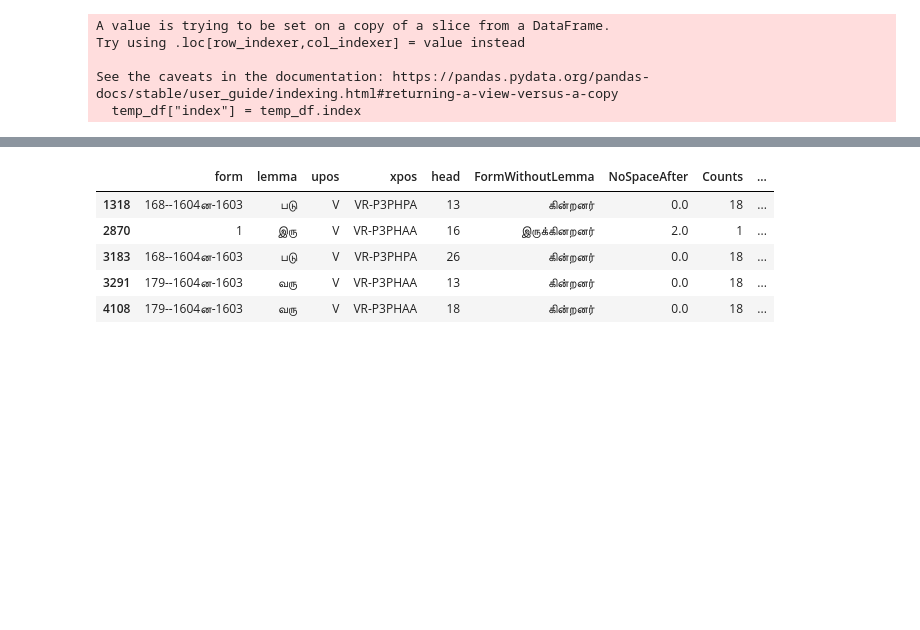
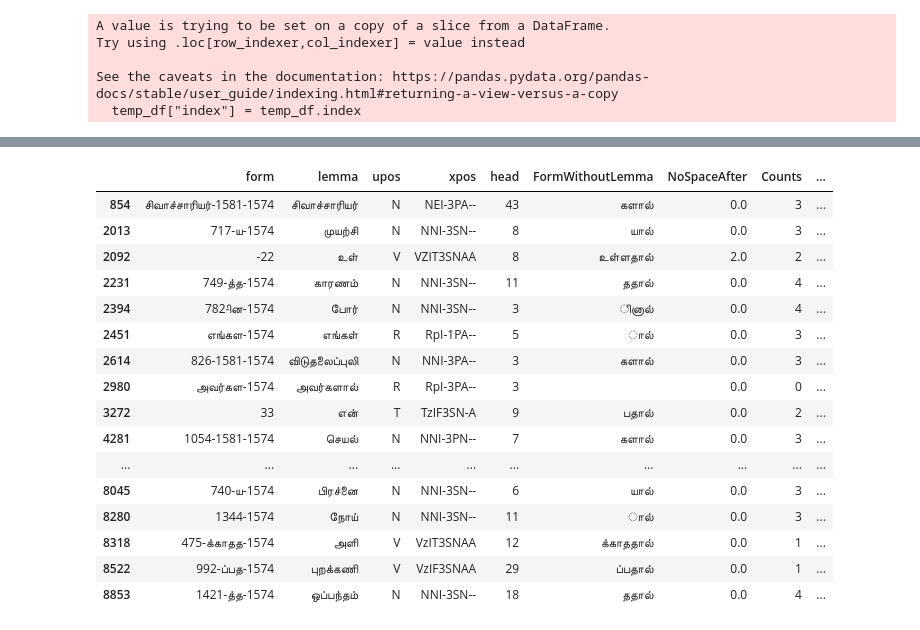
Before and after one commit to Kee2u/Deciphering_the_Indus_Valley_Script, a Jupyter notebook: convertmorphemes.ipynb, the cells around one changed output, grey strips where cells are left out. Cells and saved outputs as stored; diff of their text form; code cells hidden in the pictures; blank space fills up the shorter version.

```diff
--- a/convertmorphemes.ipynb
+++ b/convertmorphemes.ipynb
@@ -64,17 +64 @@ tamildatalemma[1555:1570]
 | 1569 | யாரும் | யார் | R | RBN-3SA-- | 3 | ும் | 0.0 | 16 | ... |
-# %%
-tamildata = pd.read_sql_table('complete_tamil', con=engine)
-tamildata["form"] = tamildata["form"].str.replace('--', '-')
-for index, row in tamildata.iterrows():
-    form = row["form"]
-    formlist = [ch for ch in form]
-    lemma = row["lemma"]
-    upos = row["upos"]
-    lemmalist = [ch for ch in lemma]
-    if lemmalist[0] != formlist[0]:
-        a = form
-        b = lemma
-        #c = a.str.replace(b,'@')
-        print(index)
-        print (a)
-        print (b)
@@ -327,3 +380,6 @@ See the caveats in the documentation: https://pandas.pydata.org/pandas-docs/stab
   temp_df["index"] = temp_df.index
 # %%
 tamildatalemma["form"] = tamildatalemma["form"].str.replace('--', '-')
+# %%
+#Fixing edge case first letter of lemma not same as first letter of word
+tamildatalemma.loc[3901, "form"] = '339-1583-1582'
@@ -330,15 +404,26 @@ tamildatalemma["form"] = tamildatalemma["form"].str.replace('--', '-')
 # %%
 #Checking if morpheme conversion is good.
-re = '(V..P3PH.)'
+re = '(..I......)'
 NAS_df = tamildatalemma[tamildatalemma['xpos'].str.contains(rf'{re}')]
-NAS_df.head()
+NAS_df
 # %% [output]
 |  | form | lemma | upos | xpos | head | FormWithoutLemma | NoSpaceAfter | Counts | ... |
-| 1318 | 168--1604ன-1603 | படு | V | VR-P3PHPA | 13 | கின்றனர் | 0.0 | 18 | ... |
-| 2870 | 1 | இரு | V | VR-P3PHAA | 16 | இருக்கினறனர் | 2.0 | 1 | ... |
-| 3183 | 168--1604ன-1603 | படு | V | VR-P3PHPA | 26 | கின்றனர் | 0.0 | 18 | ... |
-| 3291 | 179--1604ன-1603 | வரு | V | VR-P3PHAA | 13 | கின்றனர் | 0.0 | 18 | ... |
-| 4108 | 179--1604ன-1603 | வரு | V | VR-P3PHAA | 18 | கின்றனர் | 0.0 | 18 | ... |
+| 854 | சிவாச்சாரியர்-1581-1574 | சிவாச்சாரியர் | N | NEI-3PA-- | 43 | களால் | 0.0 | 3 | ... |
+| 2013 | 717-ய-1574 | முயற்சி | N | NNI-3SN-- | 8 | யால் | 0.0 | 3 | ... |
+| 2092 | -22 | உள் | V | VZIT3SNAA | 8 | உள்ளதால் | 2.0 | 2 | ... |
+| 2231 | 749-த்த-1574 | காரணம் | N | NNI-3SN-- | 11 | ததால் | 0.0 | 4 | ... |
+| 2394 | 782-ின-1574 | போர் | N | NNI-3SN-- | 3 | ினால் | 0.0 | 4 | ... |
+| 2451 | எங்கள-1574 | எங்கள் | R | RpI-1PA-- | 5 | ால் | 0.0 | 3 | ... |
+| 2614 | 826-1581-1574 | விடுதலைப்புலி | N | NNI-3PA-- | 3 | களால் | 0.0 | 3 | ... |
+| 2980 | அவர்கள-1574 | அவர்களால் | R | RpI-3PA-- | 3 |  | 0.0 | 0 | ... |
+| 3272 | 33 | என் | T | TzIF3SN-A | 9 | பதால் | 0.0 | 2 | ... |
+| 4281 | 1054-1581-1574 | செயல் | N | NNI-3PN-- | 7 | களால் | 0.0 | 3 | ... |
+| ... | ... | ... | ... | ... | ... | ... | ... | ... | ... |
+| 8045 | 740-ய-1574 | பிரச்னை | N | NNI-3SN-- | 6 | யால் | 0.0 | 3 | ... |
+| 8280 | 1344-1574 | நோய் | N | NNI-3SN-- | 11 | ால் | 0.0 | 3 | ... |
+| 8318 | 475-க்காதத-1574 | அளி | V | VzIT3SNAA | 12 | க்காததால் | 0.0 | 1 | ... |
+| 8522 | 992-ப்பத-1574 | புறக்கணி | V | VzIF3SNAA | 29 | ப்பதால் | 0.0 | 1 | ... |
+| 8853 | 1421-த்த-1574 | ஒப்பந்தம் | N | NNI-3SN-- | 18 | ததால் | 0.0 | 4 | ... |
 # %%
 #Sending logosyllabic tamil to sql
 tamildatalemma.to_sql(name ='logo_syllabic_tamil', con=engine)
```
Also changed, not shown: parts of 11 cells of this notebook.
